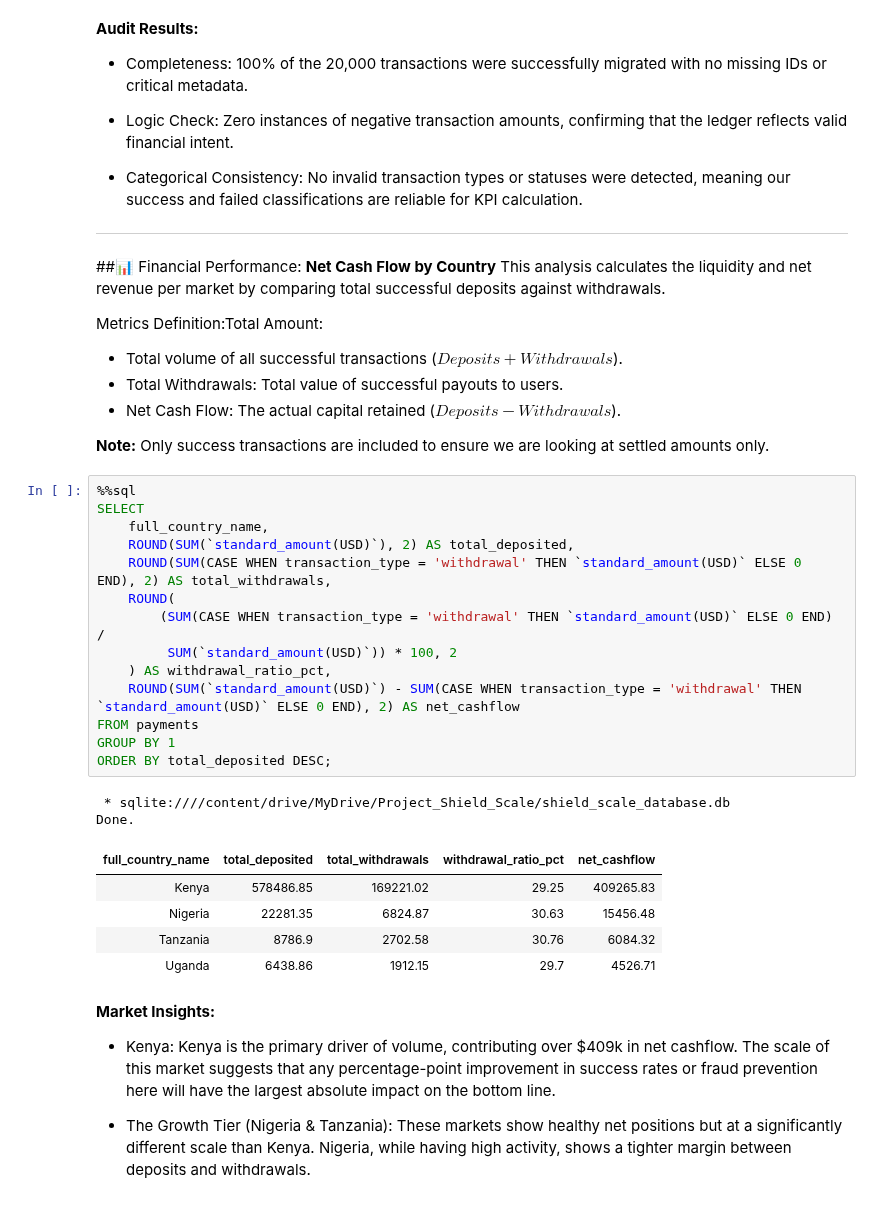
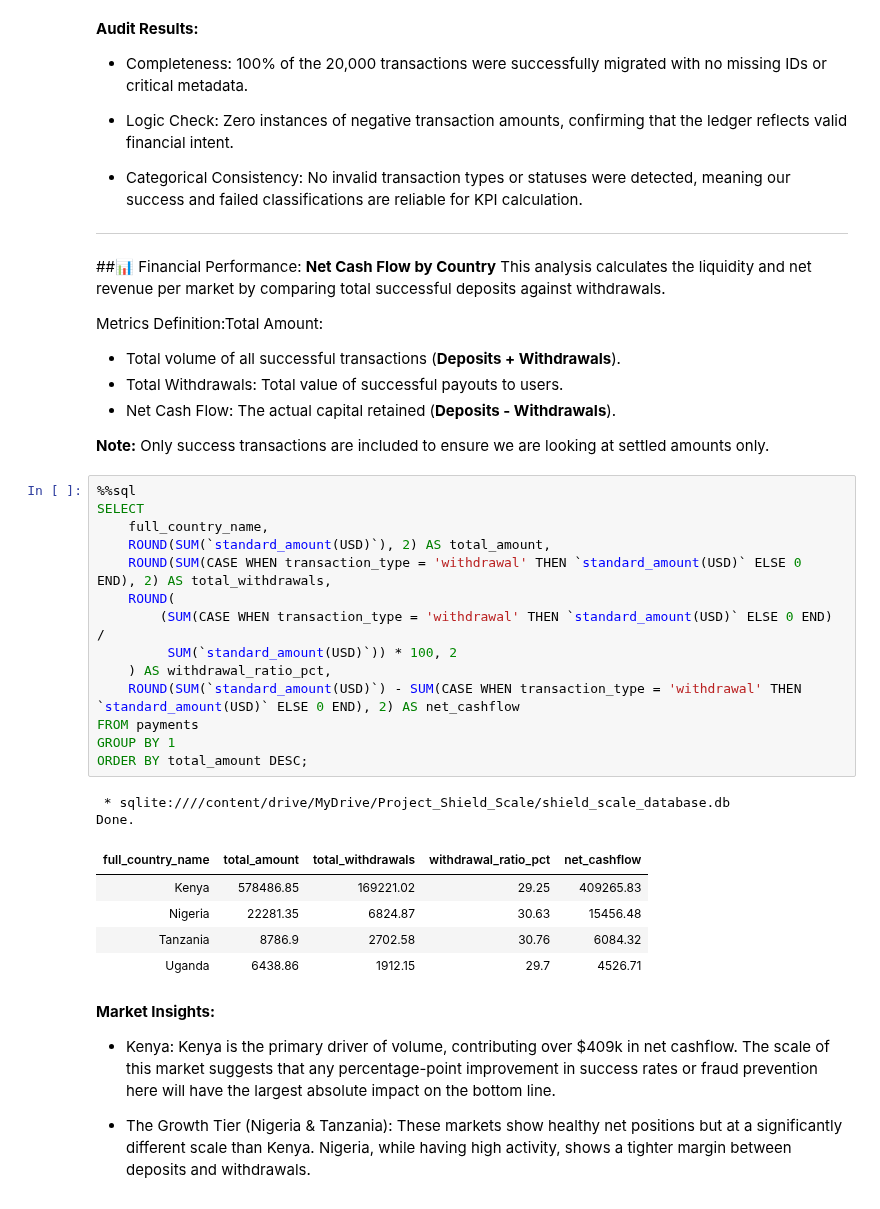
Before and after one commit to mutumaian29/payments-intelligence, a Jupyter notebook: Fraud_and_Monitoring(Project_Shield_and_Scale).ipynb, the cells around one changed output. Saved outputs shown, nothing was run; the diff lists cells and outputs as text.

```diff
--- a/Fraud_and_Monitoring(Project_Shield_and_Scale).ipynb
+++ b/Fraud_and_Monitoring(Project_Shield_and_Scale).ipynb
@@ -256,29 +253,29 @@ Done.
 This analysis calculates the liquidity and net revenue per market by comparing total successful deposits against withdrawals.
 
 Metrics Definition:Total Amount:
-* Total volume of all successful transactions ($Deposits + Withdrawals$).
+* Total volume of all successful transactions (**Deposits + Withdrawals**).
 * Total Withdrawals: Total value of successful payouts to users.
-* Net Cash Flow: The actual capital retained ($Deposits - Withdrawals$).
+* Net Cash Flow: The actual capital retained (**Deposits - Withdrawals**).
 
 **Note:** Only success transactions are included to ensure we are looking at settled amounts only.
 # %%
 %%sql
 SELECT
     full_country_name,
-    ROUND(SUM(`standard_amount(USD)`), 2) AS total_deposited,
+    ROUND(SUM(`standard_amount(USD)`), 2) AS total_amount,
     ROUND(SUM(CASE WHEN transaction_type = 'withdrawal' THEN `standard_amount(USD)` ELSE 0 END), 2) AS total_withdrawals,
     ROUND(
         (SUM(CASE WHEN transaction_type = 'withdrawal' THEN `standard_amount(USD)` ELSE 0 END) /
          SUM(`standard_amount(USD)`)) * 100, 2
     ) AS withdrawal_ratio_pct,
     ROUND(SUM(`standard_amount(USD)`) - SUM(CASE WHEN transaction_type = 'withdrawal' THEN `standard_amount(USD)` ELSE 0 END), 2) AS net_cashflow
 FROM payments
 GROUP BY 1
-ORDER BY total_deposited DESC;
+ORDER BY total_amount DESC;
 # %% [output]
  * sqlite:////content/drive/MyDrive/Project_Shield_Scale/shield_scale_database.db
 Done.
-| full_country_name | total_deposited | total_withdrawals | withdrawal_ratio_pct | net_cashflow |
+| full_country_name | total_amount | total_withdrawals | withdrawal_ratio_pct | net_cashflow |
 | Kenya | 578486.85 | 169221.02 | 29.25 | 409265.83 |
 | Nigeria | 22281.35 | 6824.87 | 30.63 | 15456.48 |
 | Tanzania | 8786.9 | 2702.58 | 30.76 | 6084.32 |
```
Also changed, not shown: parts of 8 cells of this notebook.
